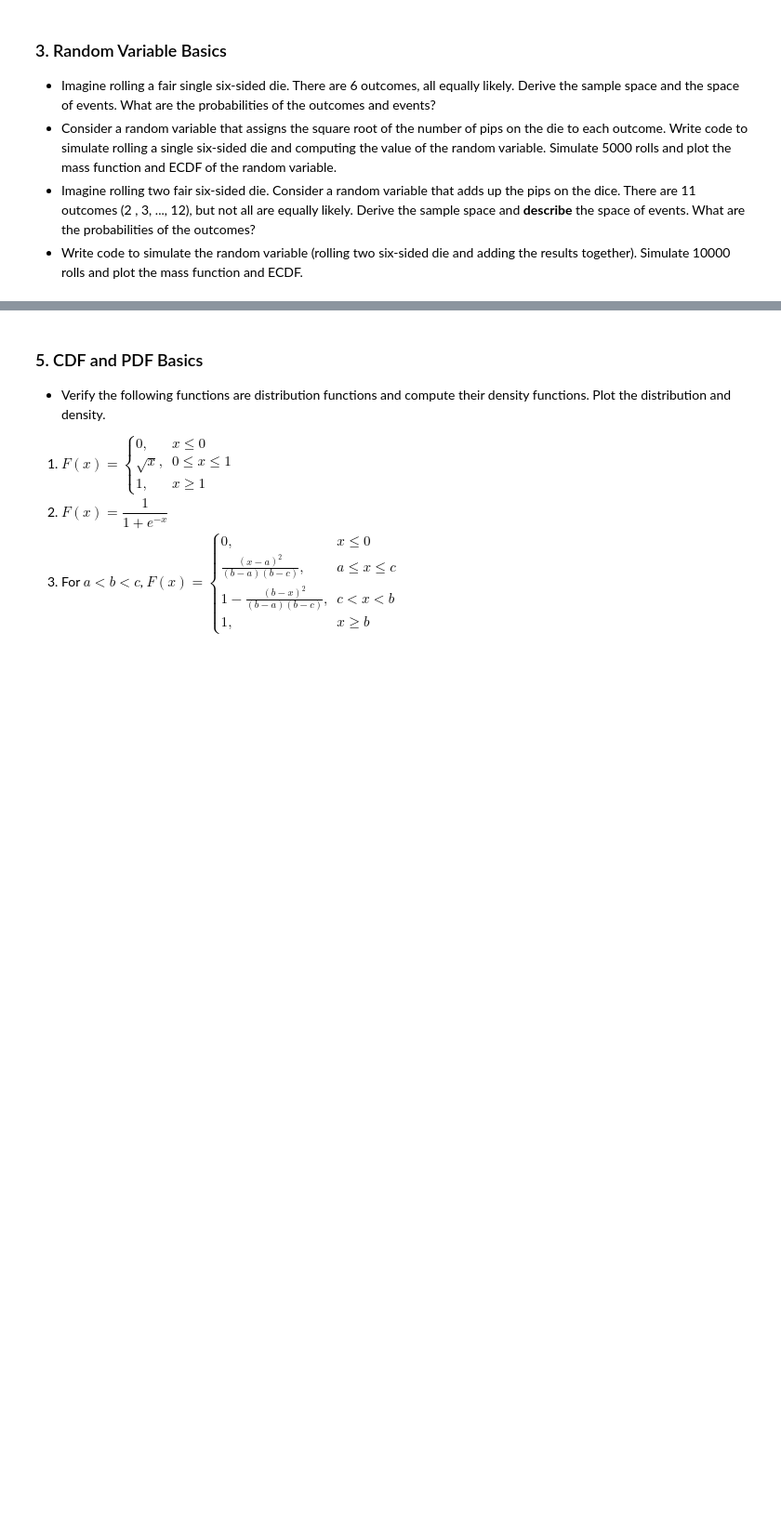
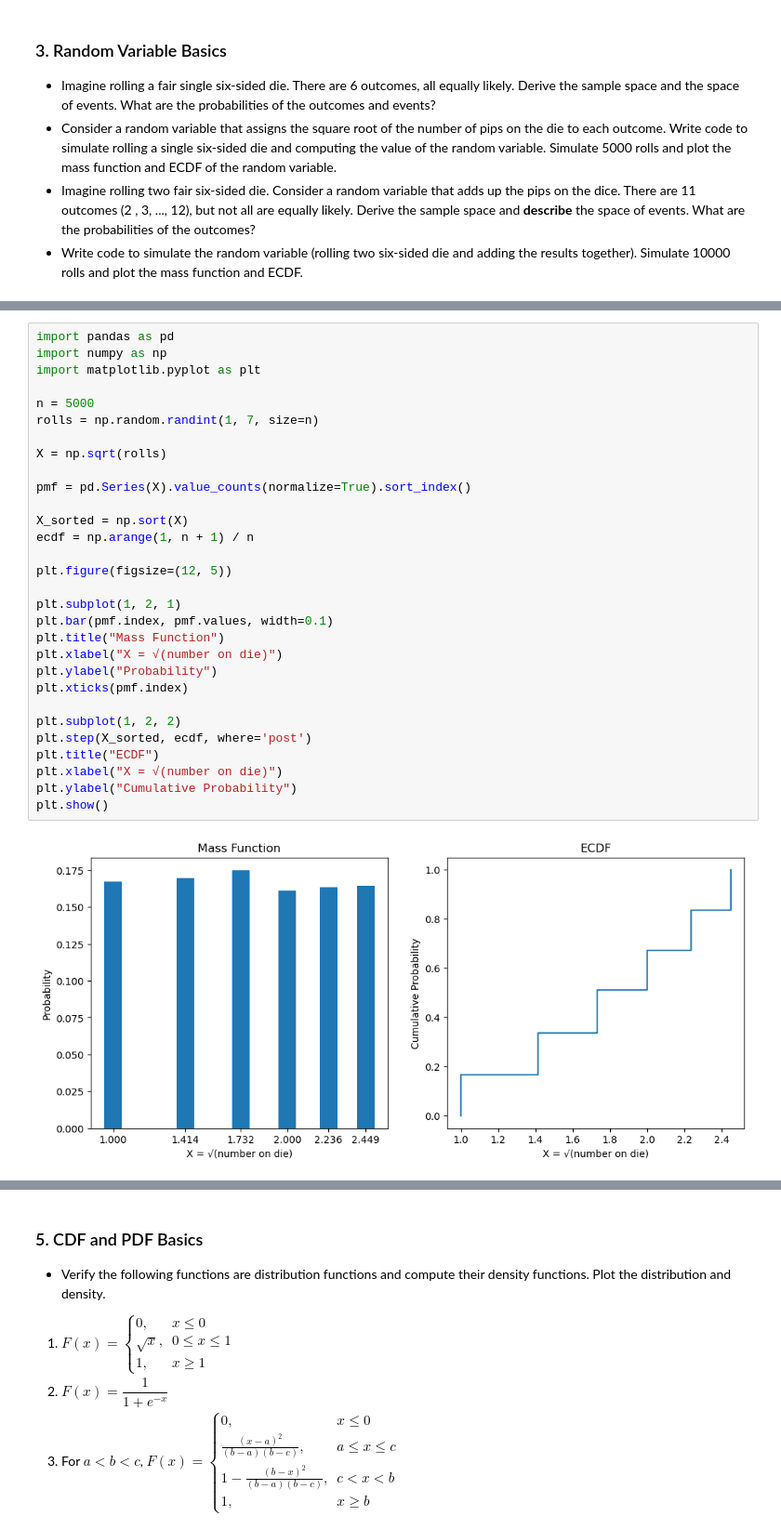
Before and after one commit to emilyrgarman/assignment_6, a Jupyter notebook: assignment_6.ipynb, the cells around one changed output, grey strips where cells are left out. Shown at 93% size. Saved outputs shown, nothing was run; the diff lists cells and outputs as text; blank space fills up the shorter version.

```diff
--- a/assignment_6.ipynb
+++ b/assignment_6.ipynb
@@ -64,3 +66,35 @@ The probability of all the possible events follows a similar pattern to the one
+# %%
+import pandas as pd
+import numpy as np
+import matplotlib.pyplot as plt
+
+n = 5000
+rolls = np.random.randint(1, 7, size=n)
+
+X = np.sqrt(rolls)
+
+pmf = pd.Series(X).value_counts(normalize=True).sort_index()
+
+X_sorted = np.sort(X)
+ecdf = np.arange(1, n + 1) / n
+
+plt.figure(figsize=(12, 5))
+
+plt.subplot(1, 2, 1)
+plt.bar(pmf.index, pmf.values, width=0.1)
+plt.title("Mass Function")
+plt.xlabel("X = √(number on die)")
+plt.ylabel("Probability")
+plt.xticks(pmf.index)
+
+plt.subplot(1, 2, 2)
+plt.step(X_sorted, ecdf, where='post')
+plt.title("ECDF")
+plt.xlabel("X = √(number on die)")
+plt.ylabel("Cumulative Probability")
+plt.show()
+# %% [output]
+[figure, added]
 # %% [markdown]
 ### 4. Roulette
 
```
Also changed, not shown: parts of 1 cell of this notebook.
